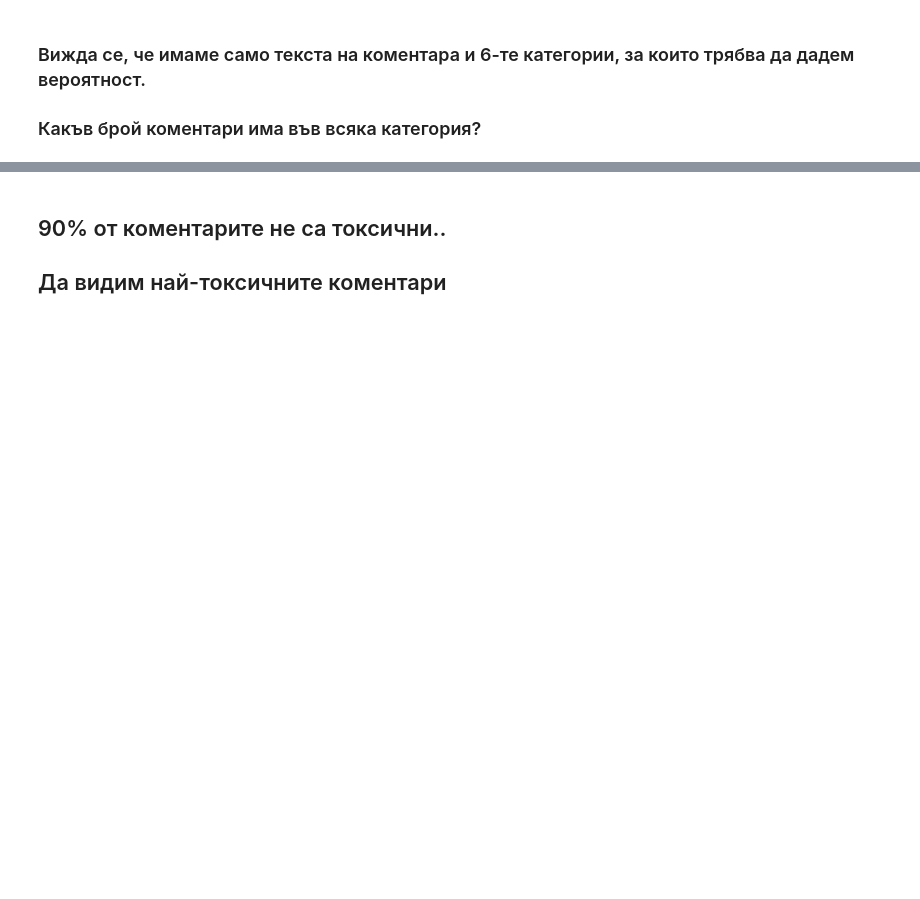
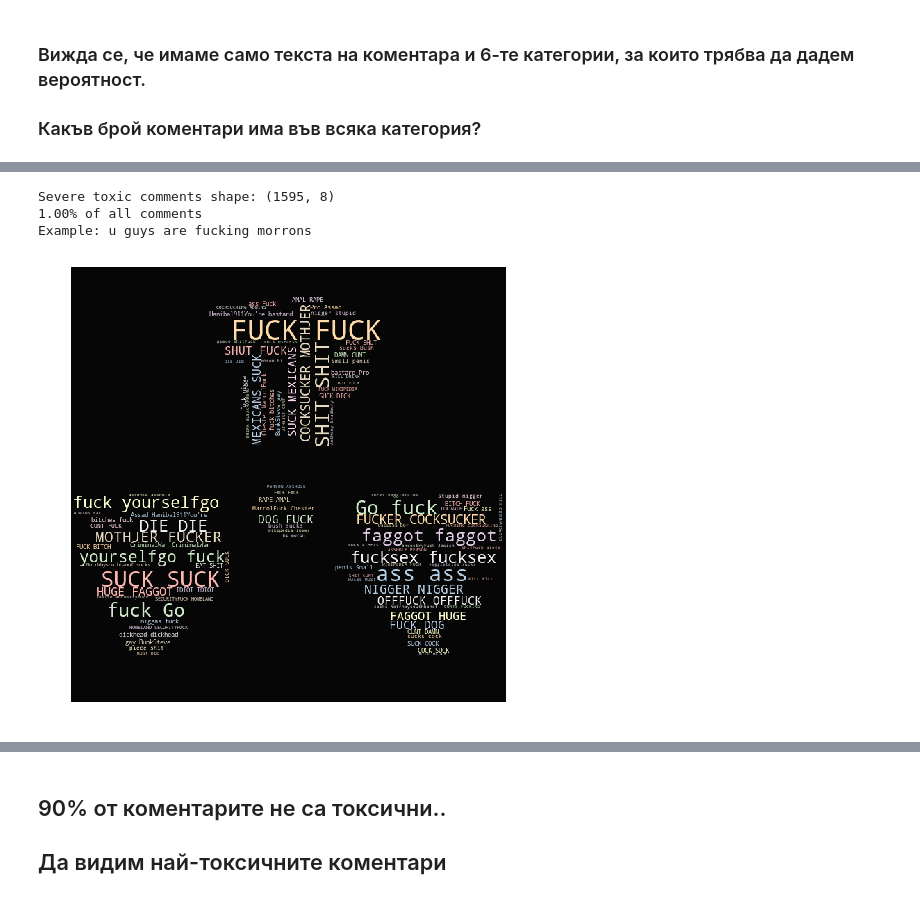
Before and after one commit to VladimirAnaniev/Toxic-Comments-Classification, a Jupyter notebook: Notebooks/Data Exploration.ipynb, the cells around one changed output, grey strips where cells are left out. Cells and saved outputs as stored; diff of their text form; code cells hidden in the pictures; blank space fills up the shorter version.

```diff
--- a/Notebooks/Data Exploration.ipynb
+++ b/Notebooks/Data Exploration.ipynb
@@ -116,0 +65,9 @@ Identity hate comments shape:  (1405, 8)
+# %%
+severe_toxic = train[train.severe_toxic == 1]
+show_data(severe_toxic, 'Severe toxic')
+plot_wordcloud_mask(severe_toxic.comment_text, '../Images/toxic2.jpg')
+# %% [output]
+Severe toxic comments shape: (1595, 8)
+1.00% of all comments
+Example: u guys are fucking morrons
+[figure, added]
```
Also changed, not shown: parts of 17 cells of this notebook, 11 other files.
